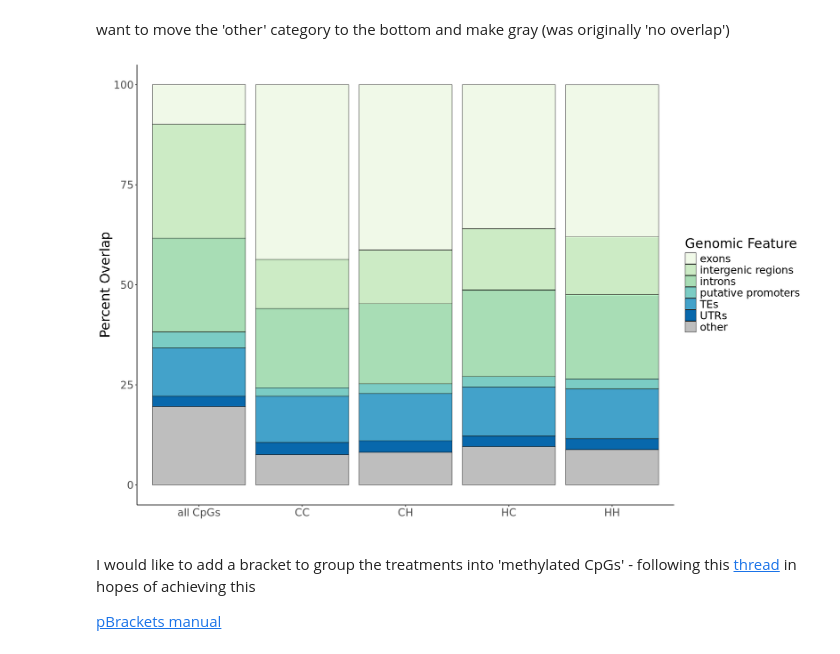
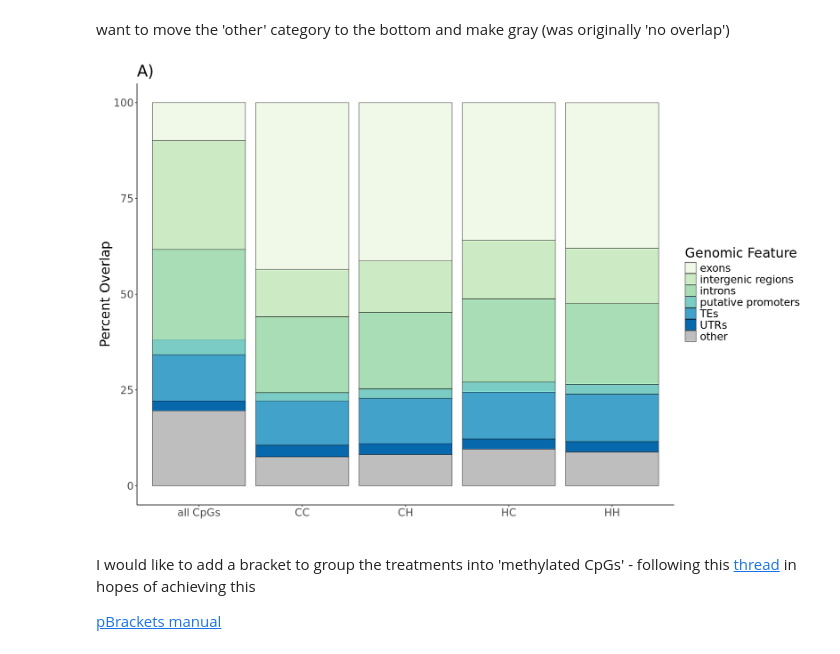
Before and after one commit to jgmcdonough/CE18_methylRAD_analysis, a Jupyter notebook: analysis/genomic_feature_tracks/create_proportionPlot.ipynb, the cells around one changed output. Drawn from its saved outputs; the diff is of its cells as text; code cells hidden in the pictures.

Commit message:
add A and B to plot corners for manuscript

```diff
--- a/analysis/genomic_feature_tracks/create_proportionPlot.ipynb
+++ b/analysis/genomic_feature_tracks/create_proportionPlot.ipynb
@@ -182,28 +182,29 @@ want to move the 'other' category to the bottom and make gray (was originally 'n
 # %%
 # Convert genomicFeature to a factor and relevel
 df$genomicFeature <- as.factor(df$genomicFeature)
 df$genomicFeature <- factor(df$genomicFeature, levels = c(setdiff(levels(df$genomicFeature), "other"), "other"))
 
 # Define the color palette
 colors <- c("other" = "gray",
              setNames(brewer.pal(nlevels(df$genomicFeature) - 1, "GnBu"),
                        levels(df$genomicFeature)[-length(levels(df$genomicFeature))]))
 
 
 # Update the plot
 propOv <- ggplot(df) +
   aes(x = treatment, y = proportion_overlap, fill = genomicFeature) +
   geom_col() +
   scale_fill_manual(values = colors) +
   geom_col(color = "black", linewidth = 0.25) +
   labs(x = "", y = "Percent Overlap",
-       fill = "Genomic Feature") +
+       fill = "Genomic Feature",
+      title = 'A)') +
   theme_classic() +
   theme(text = element_text(size = 20))
 
 propOv
 # %% [output]
-[figure, old version]
+[figure, new version]
 # %%
 ggsave('/project/pi_sarah_gignouxwolfsohn_uml_edu/julia/CE_MethylRAD_analysis_2018/analysis/figures/propOverlap.pdf', propOv, width=15, height=10)
 # %% [markdown]
```
Also changed, not shown: parts of 1 cell of this notebook, 2 other files.
